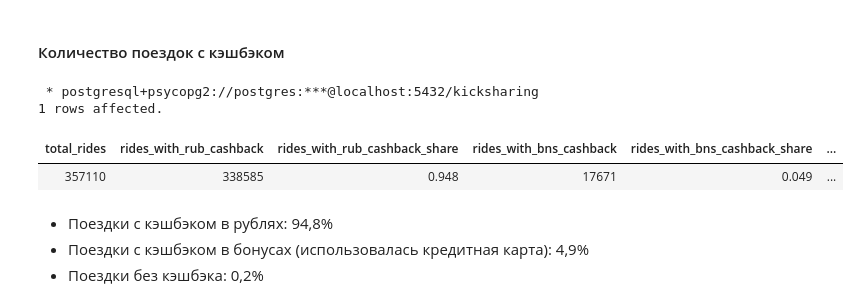
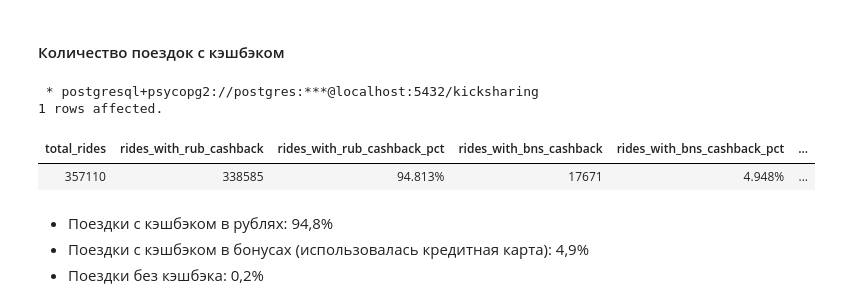
Before and after one commit to george-gh5/kicksharing-analysis, a Jupyter notebook: notebooks/3_sql_queries.ipynb, the cells around one changed output. Cells and saved outputs as stored; diff of their text form; code cells hidden in the pictures.

```diff
--- a/notebooks/3_sql_queries.ipynb
+++ b/notebooks/3_sql_queries.ipynb
@@ -148,25 +169,25 @@ select round(count(distinct order_rk) / count(distinct party_rk)::numeric, 2) as
 # %%
 %%sql
 with cashback_rides as (
     select
+    count(order_rk) as total_rides,
     count(order_rk) filter (where loyalty_accrual_rub_amt > 0) as rides_with_rub_cashback,
     count(order_rk) filter (where loyalty_accrual_bns_amt > 0) as rides_with_bns_cashback,
-    count(order_rk) filter (where loyalty_accrual_rub_amt = 0 and loyalty_accrual_bns_amt = 0) as rides_without_cashback,
-    count(order_rk) as total_rides
+    count(order_rk) filter (where loyalty_accrual_rub_amt = 0 and loyalty_accrual_bns_amt = 0) as rides_without_cashback
     from rides
 )
 
 select
     total_rides,
-    rides_with_rub_cashback, round((rides_with_rub_cashback * 1.0 / total_rides)::numeric, 3) as rides_with_rub_cashback_share,
-    rides_with_bns_cashback, round((rides_with_bns_cashback * 1.0 / total_rides)::numeric, 3) as rides_with_bns_cashback_share,
-    rides_without_cashback, round((rides_without_cashback * 1.0 / total_rides)::numeric, 3) as rides_without_cashback_share
+    rides_with_rub_cashback, concat(round(rides_with_rub_cashback * 100.0 / total_rides, 3), '%') as rides_with_rub_cashback_pct,
+    rides_with_bns_cashback, concat(round(rides_with_bns_cashback * 100.0 / total_rides, 3), '%') as rides_with_bns_cashback_pct,
+    rides_without_cashback, concat(round(rides_without_cashback * 100.0 / total_rides, 3), '%') as rides_without_cashback_pct
 from cashback_rides;
 # %% [output]
  * postgresql+psycopg2://postgres:***@localhost:5432/kicksharing
 1 rows affected.
-| total_rides | rides_with_rub_cashback | rides_with_rub_cashback_share | rides_with_bns_cashback | rides_with_bns_cashback_share | ... |
-| 357110 | 338585 | 0.948 | 17671 | 0.049 | ... |
+| total_rides | rides_with_rub_cashback | rides_with_rub_cashback_pct | rides_with_bns_cashback | rides_with_bns_cashback_pct | ... |
+| 357110 | 338585 | 94.813% | 17671 | 4.948% | ... |
 # %% [markdown]
 - Поездки с кэшбэком в рублях: 94,8%
 - Поездки с кэшбэком в бонусах (использовалась кредитная карта): 4,9%
```
Also changed, not shown: parts of 20 cells of this notebook, 2 other files.
